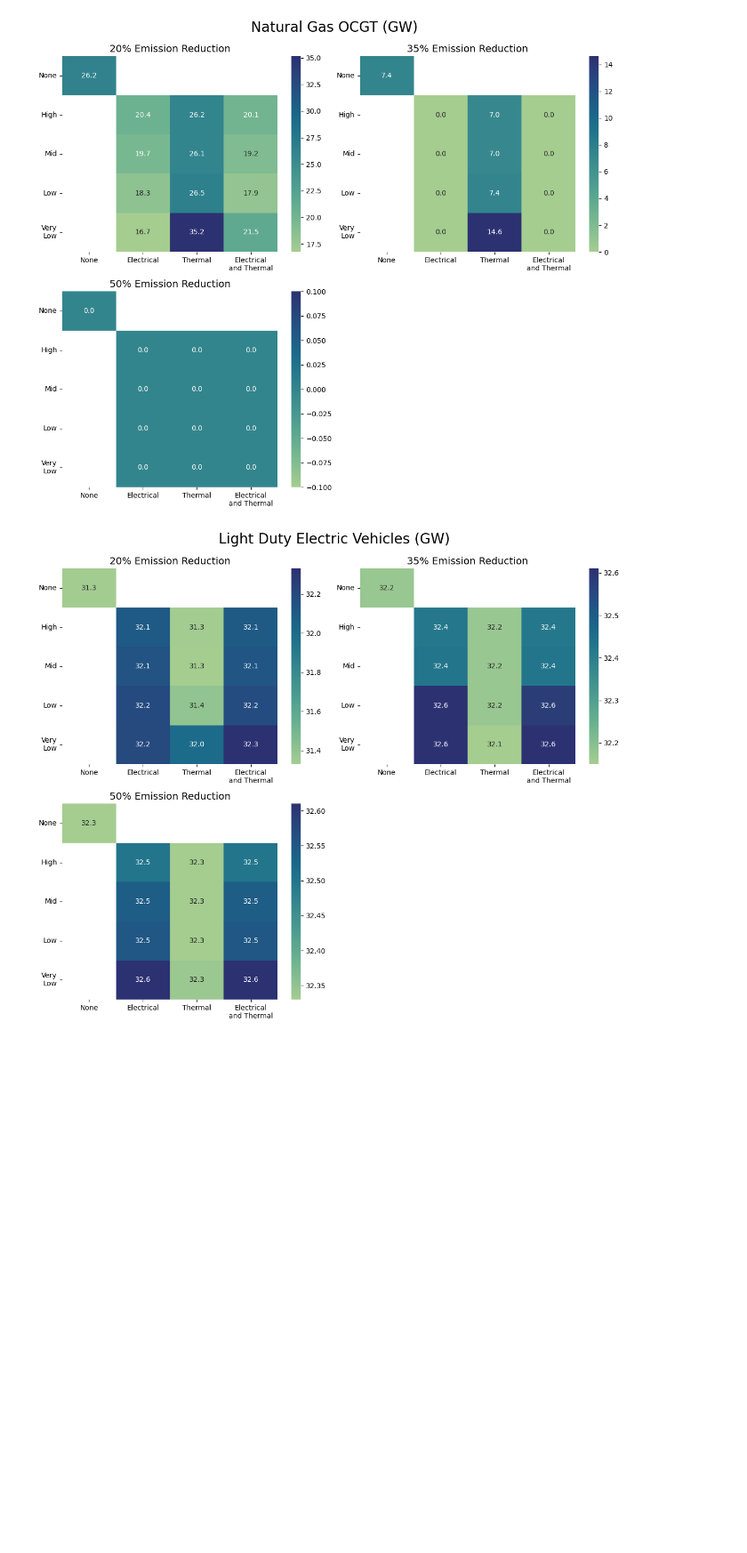
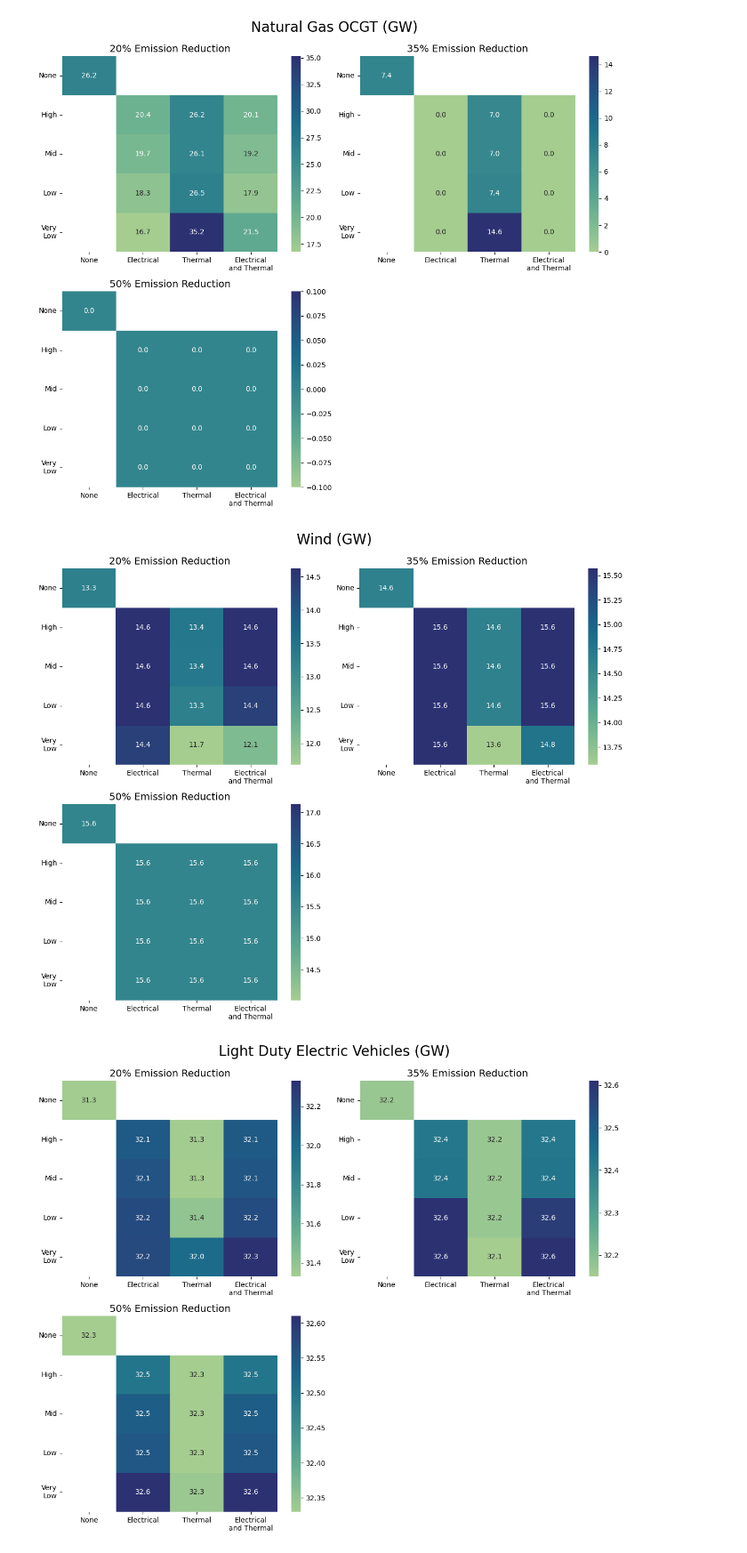
Before and after one commit to trevorb1/pypsa-demand-response, a Jupyter notebook: analysis/heatmap.ipynb, the cells around one changed output. Shown at 89% size. Saved outputs shown, nothing was run; the diff lists cells and outputs as text; code cells hidden in the pictures; blank space fills up the shorter version.

```diff
--- a/analysis/heatmap.ipynb
+++ b/analysis/heatmap.ipynb
@@ -144,6 +184,11 @@ routine = get_heatmap_data("capacity", "Natural Gas OCGT")
 fig, ax = generate_heatmap(routine, scaler=1e3, title="Natural Gas OCGT (GW)")
 # %% [output]
 [figure]
+# %%
+data = get_heatmap_data("capacity", "Wind")
+fig, ax = generate_heatmap(data, scaler=1e3, title="Wind (GW)")
+# %% [output]
+[figure, added]
 # %%
 routine = get_heatmap_data("capacity", "Transport Electric Light")
 fig, ax = generate_heatmap(routine, scaler=1e3, title="Light Duty Electric Vehicles (GW)")
```
Also changed, not shown: parts of 2 cells of this notebook, 4 other files.
